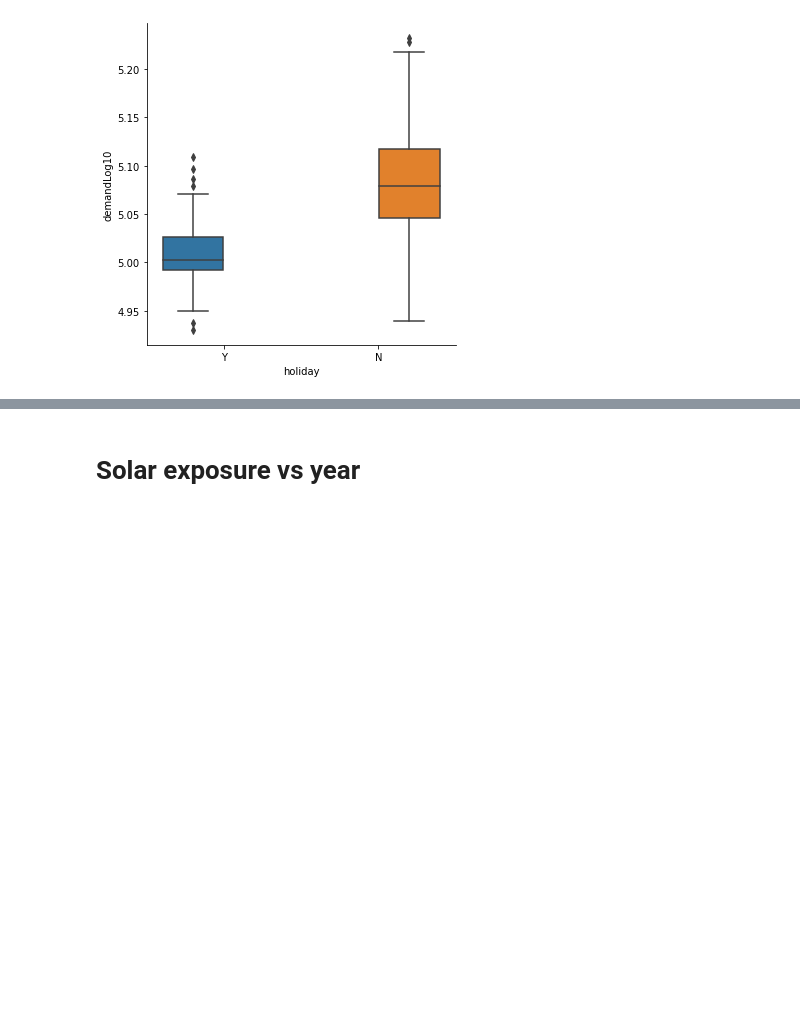
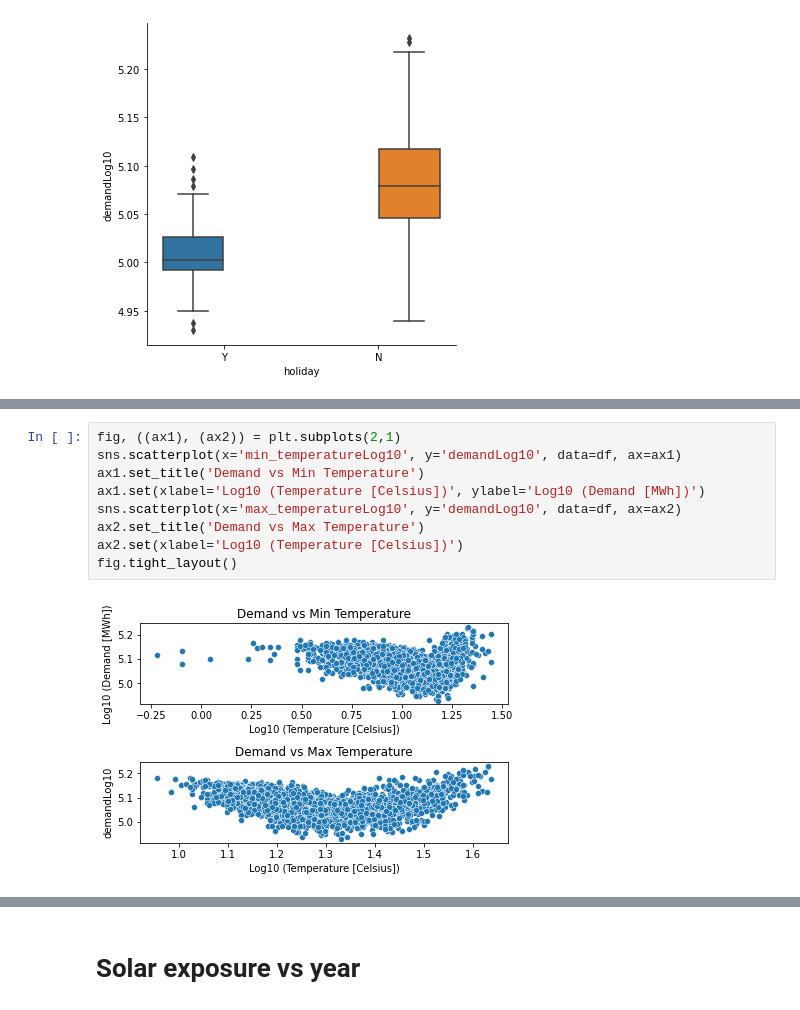
Before and after one commit to shlondon/ElectricityMarket-DataCamp, a Jupyter notebook: BrainStorm.ipynb, the cells around one changed output, grey strips where cells are left out. Saved outputs shown, nothing was run; the diff lists cells and outputs as text; blank space fills up the shorter version.

```diff
--- a/BrainStorm.ipynb
+++ b/BrainStorm.ipynb
@@ -631,0 +665,11 @@ sns.catplot(x='holiday', y='demandLog10', hue='holiday', data=df, kind='box')
+# %%
+fig, ((ax1), (ax2)) = plt.subplots(2,1)
+sns.scatterplot(x='min_temperatureLog10', y='demandLog10', data=df, ax=ax1)
+ax1.set_title('Demand vs Min Temperature')
+ax1.set(xlabel='Log10 (Temperature [Celsius])', ylabel='Log10 (Demand [MWh])')
+sns.scatterplot(x='max_temperatureLog10', y='demandLog10', data=df, ax=ax2)
+ax2.set_title('Demand vs Max Temperature')
+ax2.set(xlabel='Log10 (Temperature [Celsius])')
+fig.tight_layout()
+# %% [output]
+[figure, added]
```
Also changed, not shown: parts of 7 cells of this notebook, 1 other file.
